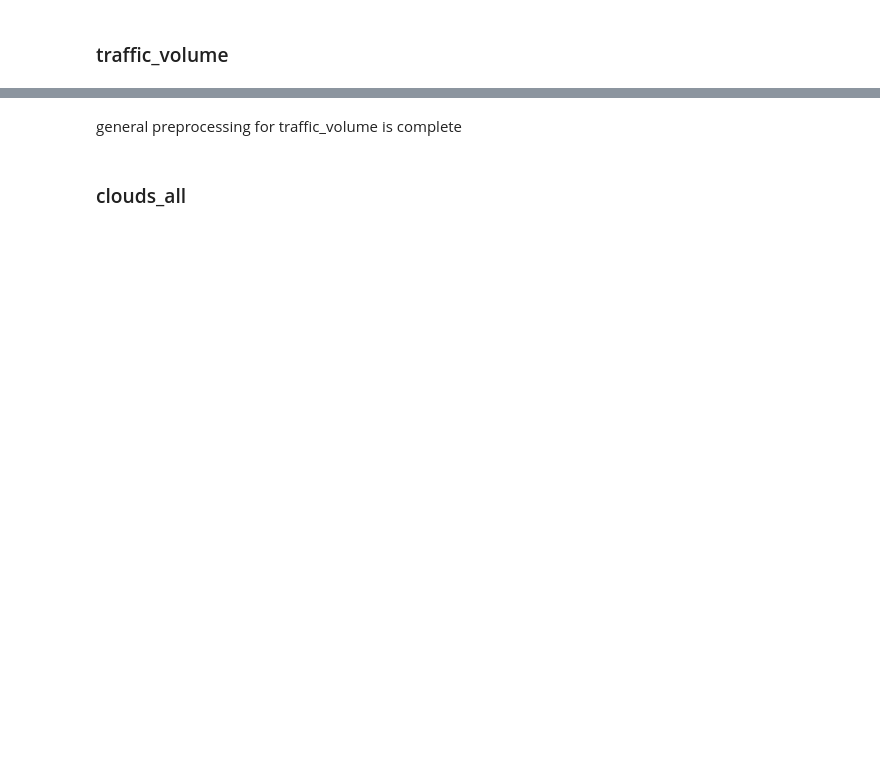
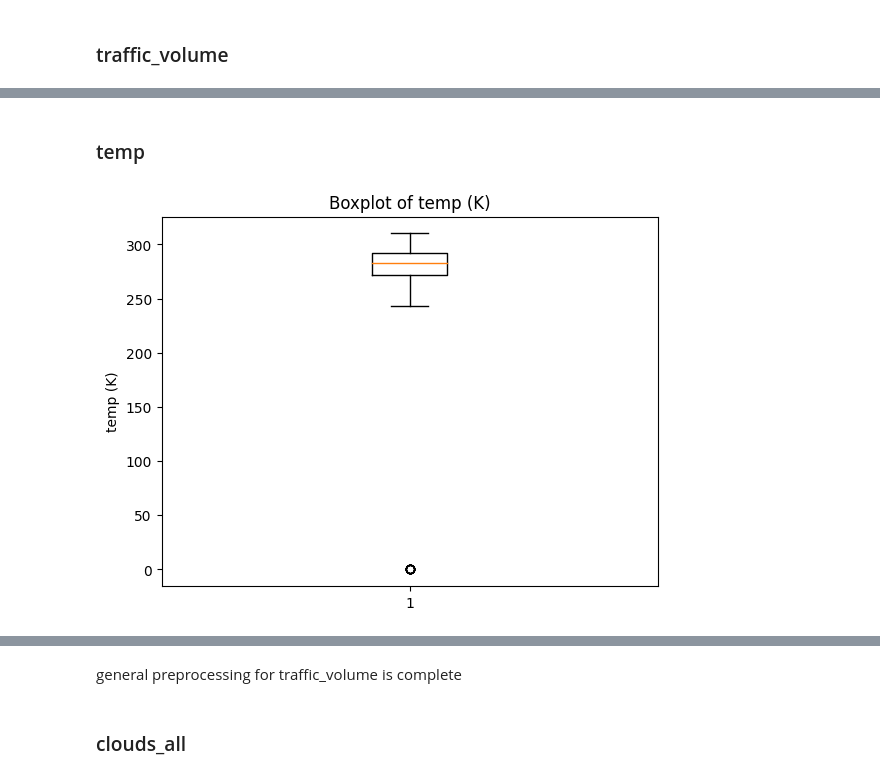
Before and after one commit to Supersamk13/Machine-Learning-and-Data-Science, a Jupyter notebook: Data_Science_and_Machine_Learning_Project_Interstate_Traffic.ipynb, the cells around one changed output, grey strips where cells are left out. Drawn from its saved outputs; the diff is of its cells as text; code cells hidden in the pictures; blank space fills up the shorter version.

```diff
--- a/Data_Science_and_Machine_Learning_Project_Interstate_Traffic.ipynb
+++ b/Data_Science_and_Machine_Learning_Project_Interstate_Traffic.ipynb
@@ -202,0 +204,13 @@ No outliers
+# %% [markdown]
+### temp
+# %%
+# traffic_volume boxplot
+plt.boxplot(traffic_df['temp'])
+
+# Add labels
+plt.title('Boxplot of temp (K)')
+plt.ylabel('temp (K)')
+
+plt.show()
+# %% [output]
+[figure, added]
```
Also changed, not shown: parts of 91 cells of this notebook.
